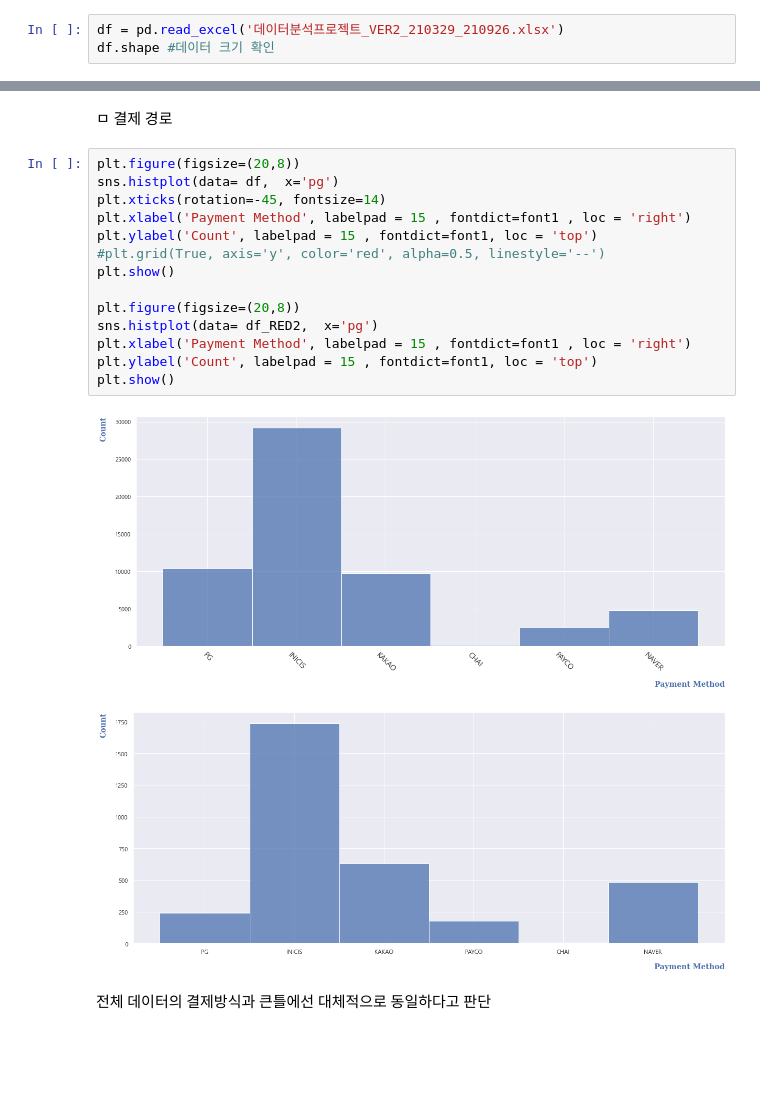
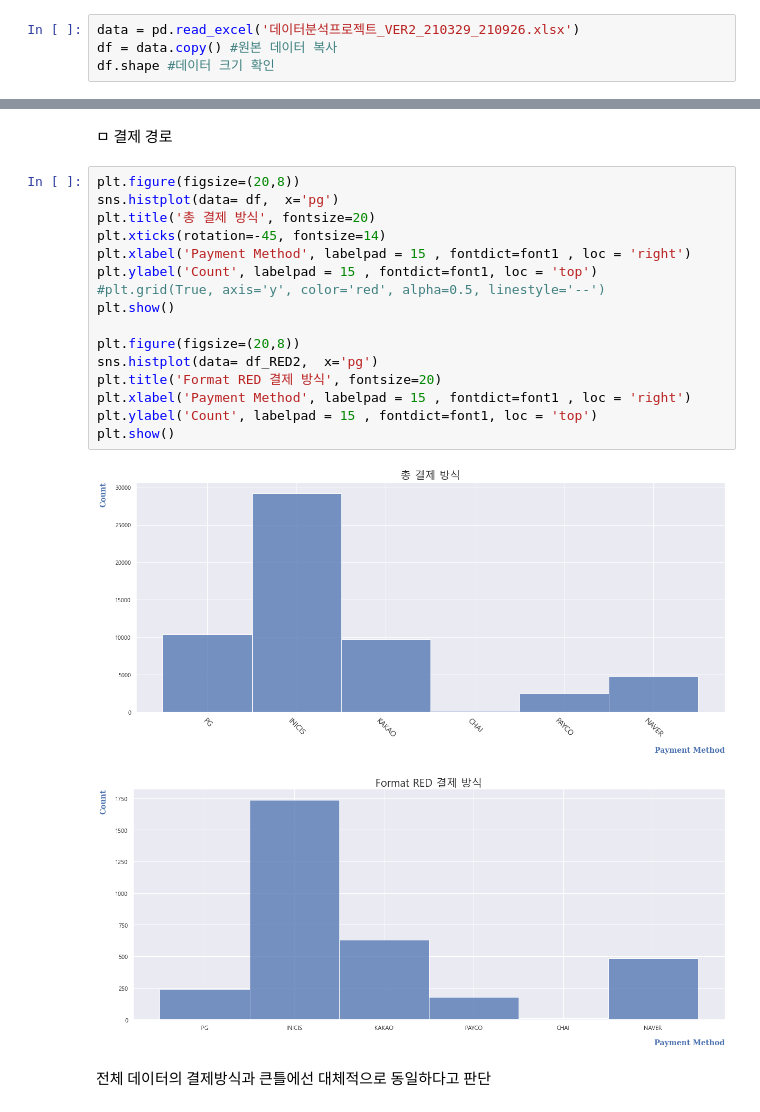
Before and after one commit to yd-online3/fc_miniproject, a Jupyter notebook: fc_mini_chansupark_ForSubmission.ipynb, the cells around one changed output, grey strips where cells are left out. Saved outputs shown, nothing was run; the diff lists cells and outputs as text; blank space fills up the shorter version.

```diff
--- a/fc_mini_chansupark_ForSubmission.ipynb
+++ b/fc_mini_chansupark_ForSubmission.ipynb
@@ -32,7 +32,8 @@ matplotlib.rcParams['axes.unicode_minus'] =False
 # %% [markdown]
 ### 데이터 가져오기
 # %%
-df = pd.read_excel('데이터분석프로젝트_VER2_210329_210926.xlsx')
+data = pd.read_excel('데이터분석프로젝트_VER2_210329_210926.xlsx')
+df = data.copy() #원본 데이터 복사
 df.shape #데이터 크기 확인
 # %% [output]
 (105419, 18)
@@ -800,20 +930,22 @@ array(['글쓰기/카피라이팅'], dtype=object)
 # %%
 plt.figure(figsize=(20,8))
 sns.histplot(data= df,  x='pg')
+plt.title('총 결제 방식', fontsize=20)
 plt.xticks(rotation=-45, fontsize=14)
 plt.xlabel('Payment Method', labelpad = 15 , fontdict=font1 , loc = 'right')
 plt.ylabel('Count', labelpad = 15 , fontdict=font1, loc = 'top')
 #plt.grid(True, axis='y', color='red', alpha=0.5, linestyle='--')
 plt.show()
 
 plt.figure(figsize=(20,8))
 sns.histplot(data= df_RED2,  x='pg')
+plt.title('Format RED 결제 방식', fontsize=20)
 plt.xlabel('Payment Method', labelpad = 15 , fontdict=font1 , loc = 'right')
 plt.ylabel('Count', labelpad = 15 , fontdict=font1, loc = 'top')
 plt.show()
 # %% [output]
-[figure, old version]
+[figure, new version]
-[figure, old version]
+[figure, new version]
 # %% [markdown]
 전체 데이터의 결제방식과 큰틀에선 대체적으로 동일하다고 판단
 # %%
```
Also changed, not shown: parts of 35 cells of this notebook.
